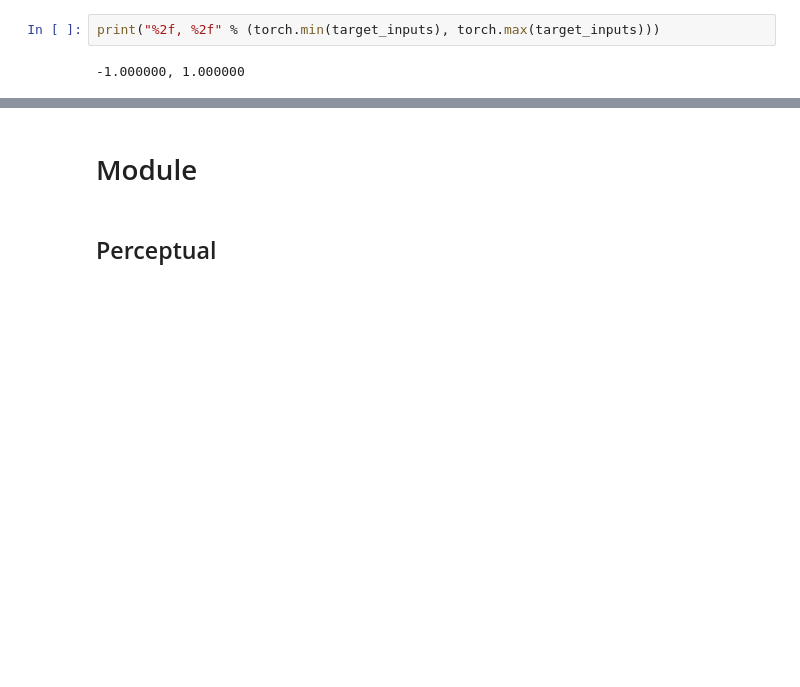
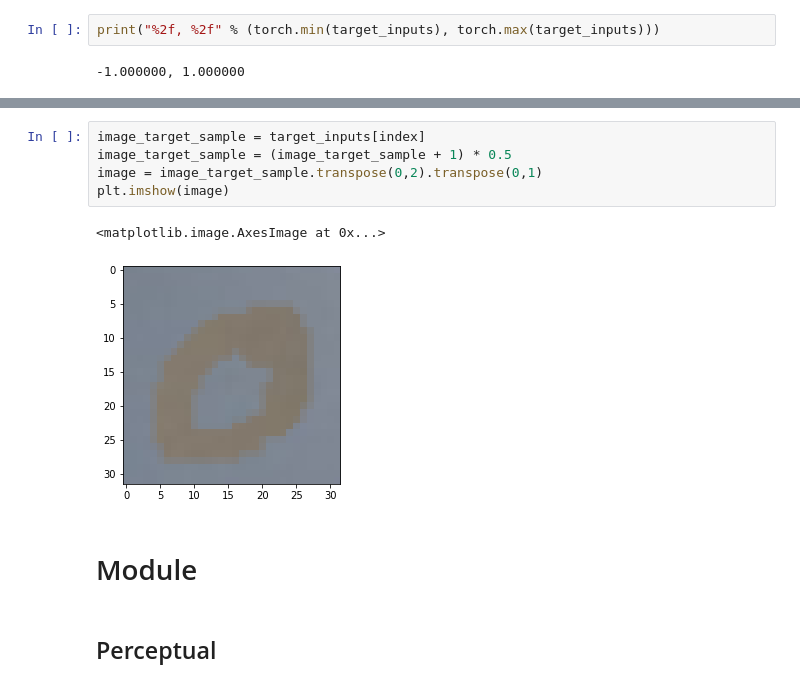
Before and after one commit to bochendong/Style-Separation-and-Synthesis-via-Generative-Adversarial-Networks, a Jupyter notebook: second_model.ipynb, the cells around one changed output, grey strips where cells are left out. Saved outputs shown, nothing was run; the diff lists cells and outputs as text; blank space fills up the shorter version.

```diff
--- a/second_model.ipynb
+++ b/second_model.ipynb
@@ -194,3 +176,11 @@ print("%2f, %2f" % (torch.min(target_inputs), torch.max(target_inputs)))
+# %%
+image_target_sample = target_inputs[index]
+image_target_sample = (image_target_sample + 1) * 0.5
+image = image_target_sample.transpose(0,2).transpose(0,1)
+plt.imshow(image)
+# %% [output]
+<matplotlib.image.AxesImage at 0x...>
+[figure, added]
 # %% [markdown]
 # Module
 # %% [markdown]
```
Also changed, not shown: parts of 13 cells of this notebook.
